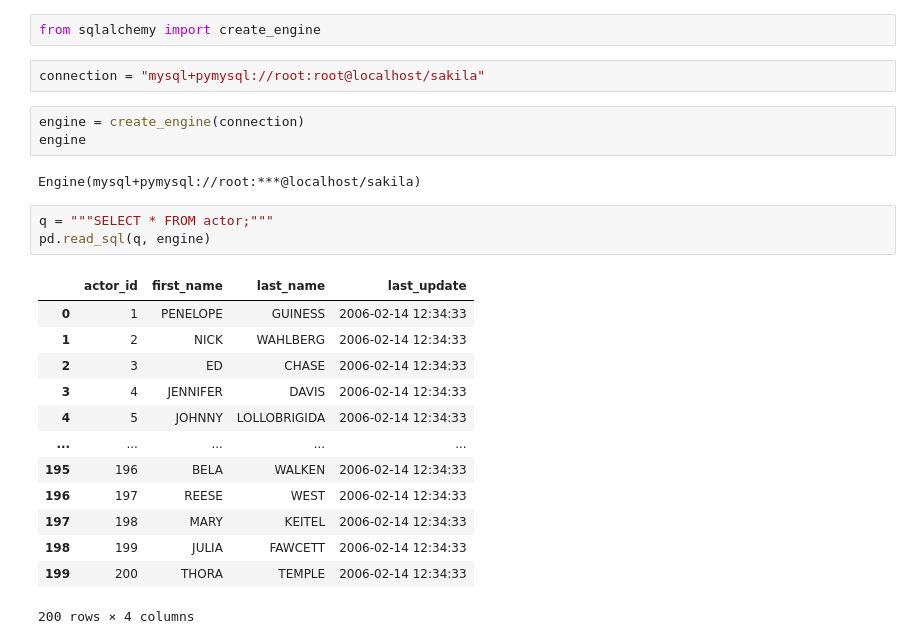
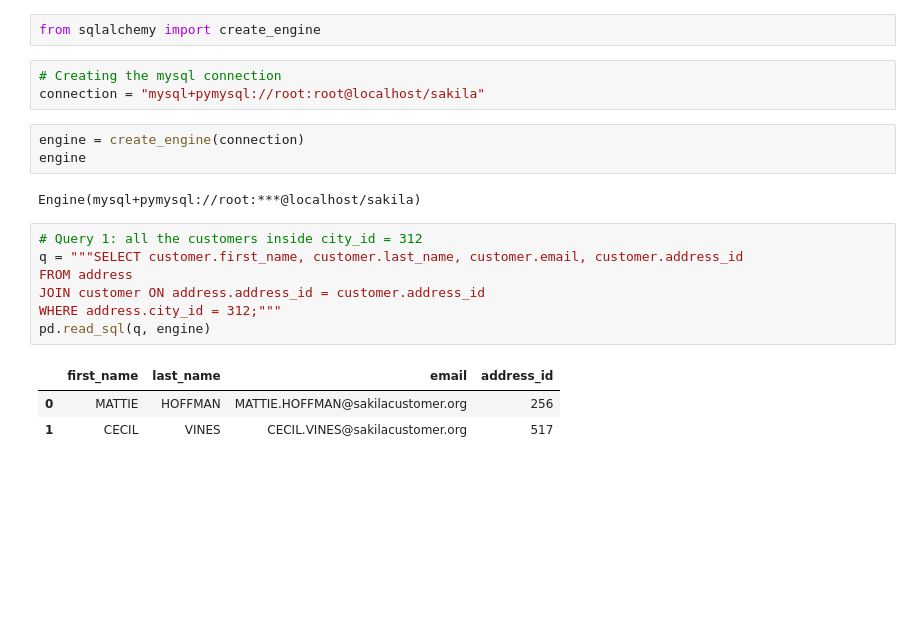
Before and after one commit to KAlikhanov/Sakila-Core, a Jupyter notebook: Sakila Core.ipynb, the cells around one changed output. Drawn from its saved outputs; the diff is of its cells as text; blank space fills up the shorter version.

```diff
--- a/Sakila Core.ipynb
+++ b/Sakila Core.ipynb
@@ -8,6 +8,7 @@ pymysql.install_as_MySQLdb()
 # %%
 from sqlalchemy import create_engine
 # %%
+# Creating the mysql connection
 connection = "mysql+pymysql://root:root@localhost/sakila"
 # %%
 engine = create_engine(connection)
@@ -15,19 +16,13 @@ engine
 # %% [output]
 Engine(mysql+pymysql://root:***@localhost/sakila)
 # %%
-q = """SELECT * FROM actor;"""
+# Query 1: all the customers inside city_id = 312
+q = """SELECT customer.first_name, customer.last_name, customer.email, customer.address_id
+FROM address
+JOIN customer ON address.address_id = customer.address_id
+WHERE address.city_id = 312;"""
 pd.read_sql(q, engine)
 # %% [output]
-|  | actor_id | first_name | last_name | last_update |
-| 0 | 1 | PENELOPE | GUINESS | 2006-02-14 12:34:33 |
-| 1 | 2 | NICK | WAHLBERG | 2006-02-14 12:34:33 |
-| 2 | 3 | ED | CHASE | 2006-02-14 12:34:33 |
-| 3 | 4 | JENNIFER | DAVIS | 2006-02-14 12:34:33 |
-| 4 | 5 | JOHNNY | LOLLOBRIGIDA | 2006-02-14 12:34:33 |
-| ... | ... | ... | ... | ... |
-| 195 | 196 | BELA | WALKEN | 2006-02-14 12:34:33 |
-| 196 | 197 | REESE | WEST | 2006-02-14 12:34:33 |
-| 197 | 198 | MARY | KEITEL | 2006-02-14 12:34:33 |
-| 198 | 199 | JULIA | FAWCETT | 2006-02-14 12:34:33 |
-| 199 | 200 | THORA | TEMPLE | 2006-02-14 12:34:33 |
+|  | first_name | last_name | email | address_id |
+| 0 | MATTIE | HOFFMAN | MATTIE.HOFFMAN@sakilacustomer.org | 256 |
+| 1 | CECIL | VINES | CECIL.VINES@sakilacustomer.org | 517 |
-200 rows × 4 columns
```
Also changed, not shown: parts of 5 cells of this notebook.
